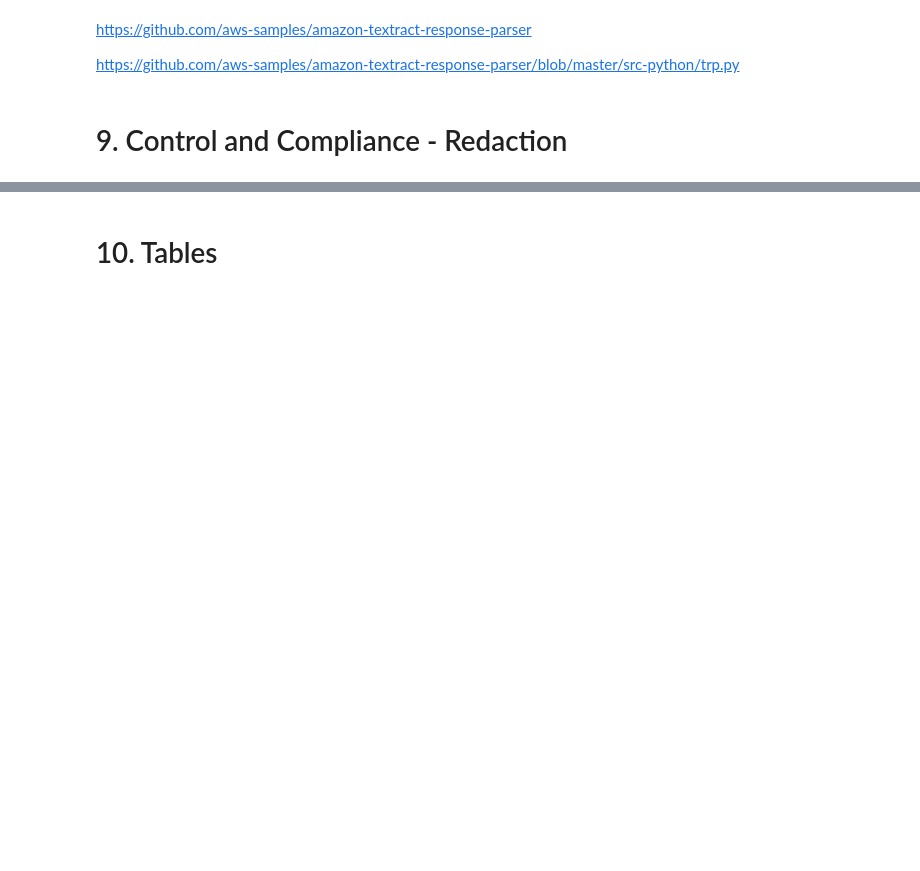
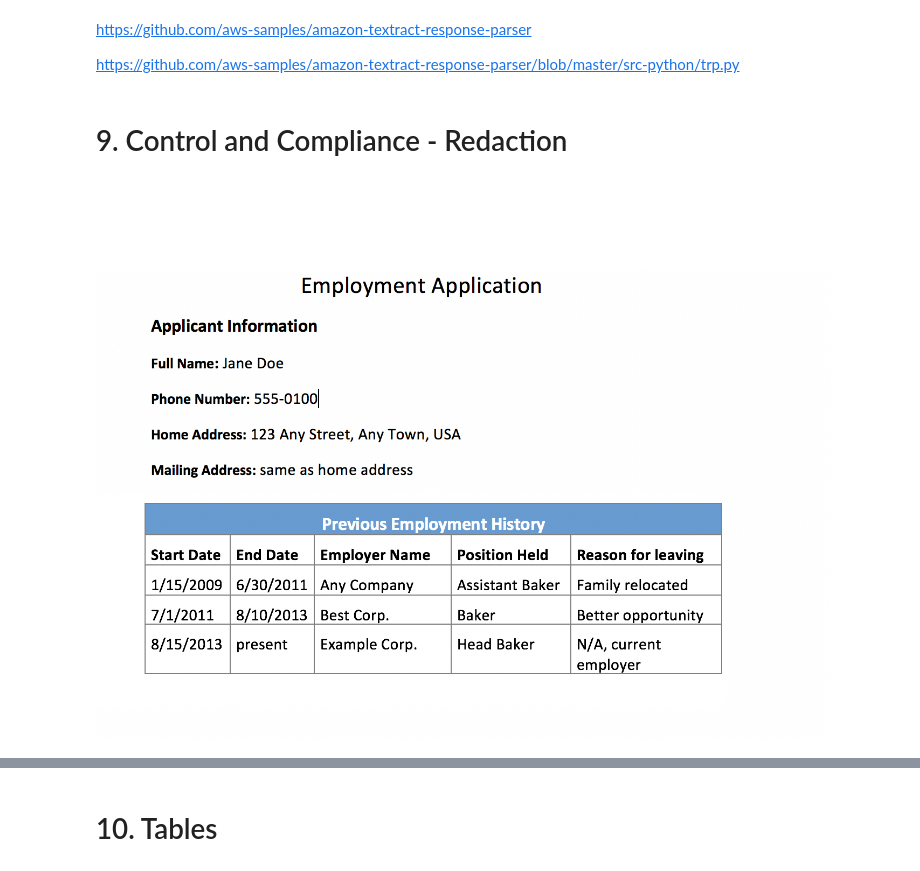
Before and after one commit to aws-samples/amazon-textract-code-samples, a Jupyter notebook: python/Textract.ipynb, the cells around one changed output, grey strips where cells are left out. Cells and saved outputs as stored; diff of their text form; code cells hidden in the pictures; blank space fills up the shorter version.

```diff
--- a/python/Textract.ipynb
+++ b/python/Textract.ipynb
@@ -332,2 +485,6 @@ display(Image(url=s3.generate_presigned_url('get_object', Params={'Bucket': s3Bu
+# %%
+display(Image(filename=documentName))
+# %% [output]
+[figure, added]
 # %%
 # Call Amazon Textract
```
Also changed, not shown: parts of 38 cells of this notebook, 1 other file.
